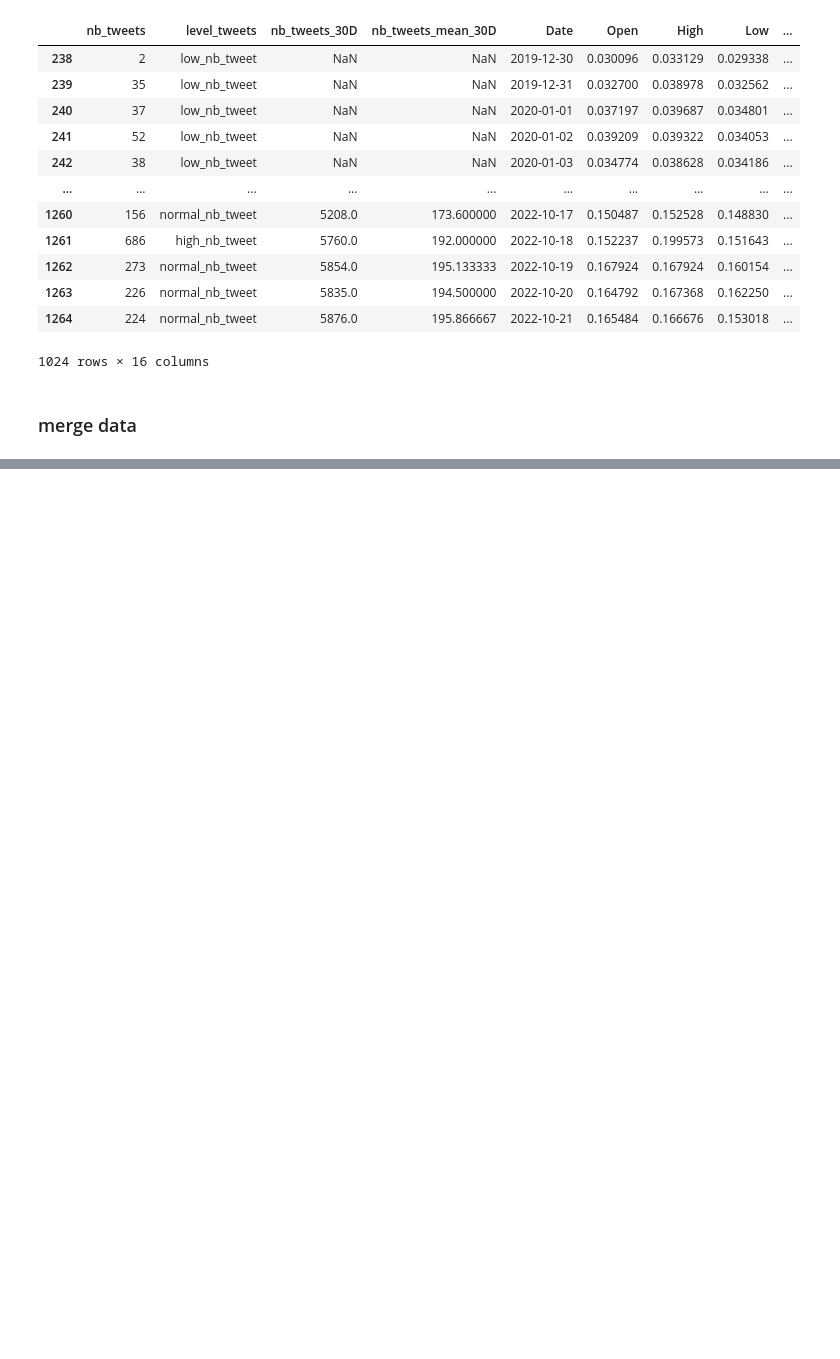
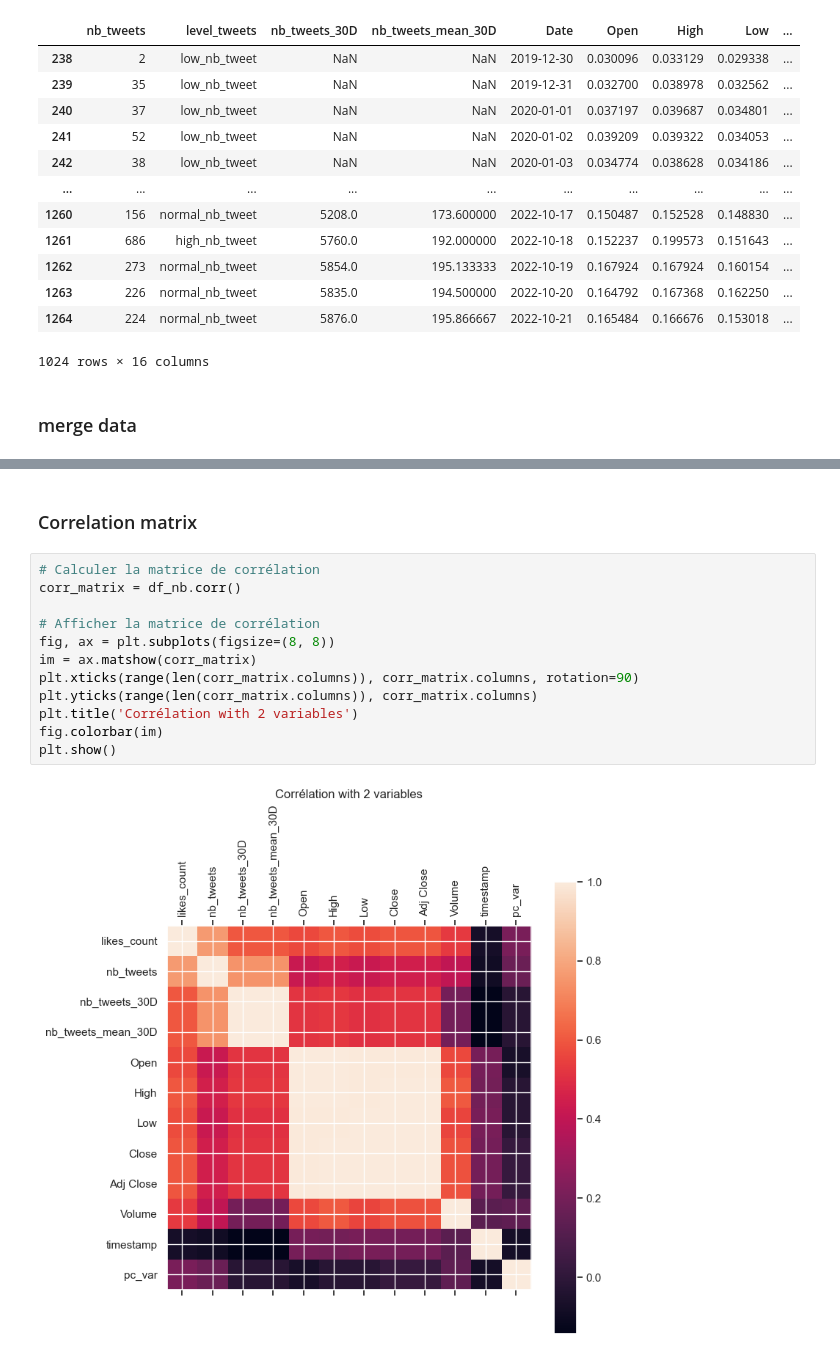
Before and after one commit to jeugregg/TokenSentiment, a Jupyter notebook: 01_data_exploration.ipynb, the cells around one changed output, grey strips where cells are left out. Saved outputs shown, nothing was run; the diff lists cells and outputs as text; blank space fills up the shorter version.

```diff
--- a/01_data_exploration.ipynb
+++ b/01_data_exploration.ipynb
@@ -1123,0 +1135,16 @@ df_nb_likes.merge(df_nb, how='inner', left_index=True, right_on='Date', suffixes
+# %% [markdown]
+### Correlation matrix
+# %%
+# Calculer la matrice de corrélation
+corr_matrix = df_nb.corr()
+
+# Afficher la matrice de corrélation
+fig, ax = plt.subplots(figsize=(8, 8))
+im = ax.matshow(corr_matrix)
+plt.xticks(range(len(corr_matrix.columns)), corr_matrix.columns, rotation=90)
+plt.yticks(range(len(corr_matrix.columns)), corr_matrix.columns)
+plt.title('Corrélation with 2 variables')
+fig.colorbar(im)
+plt.show()
+# %% [output]
+[figure, added]
```
Also changed, not shown: parts of 75 cells of this notebook, 1 other file.
